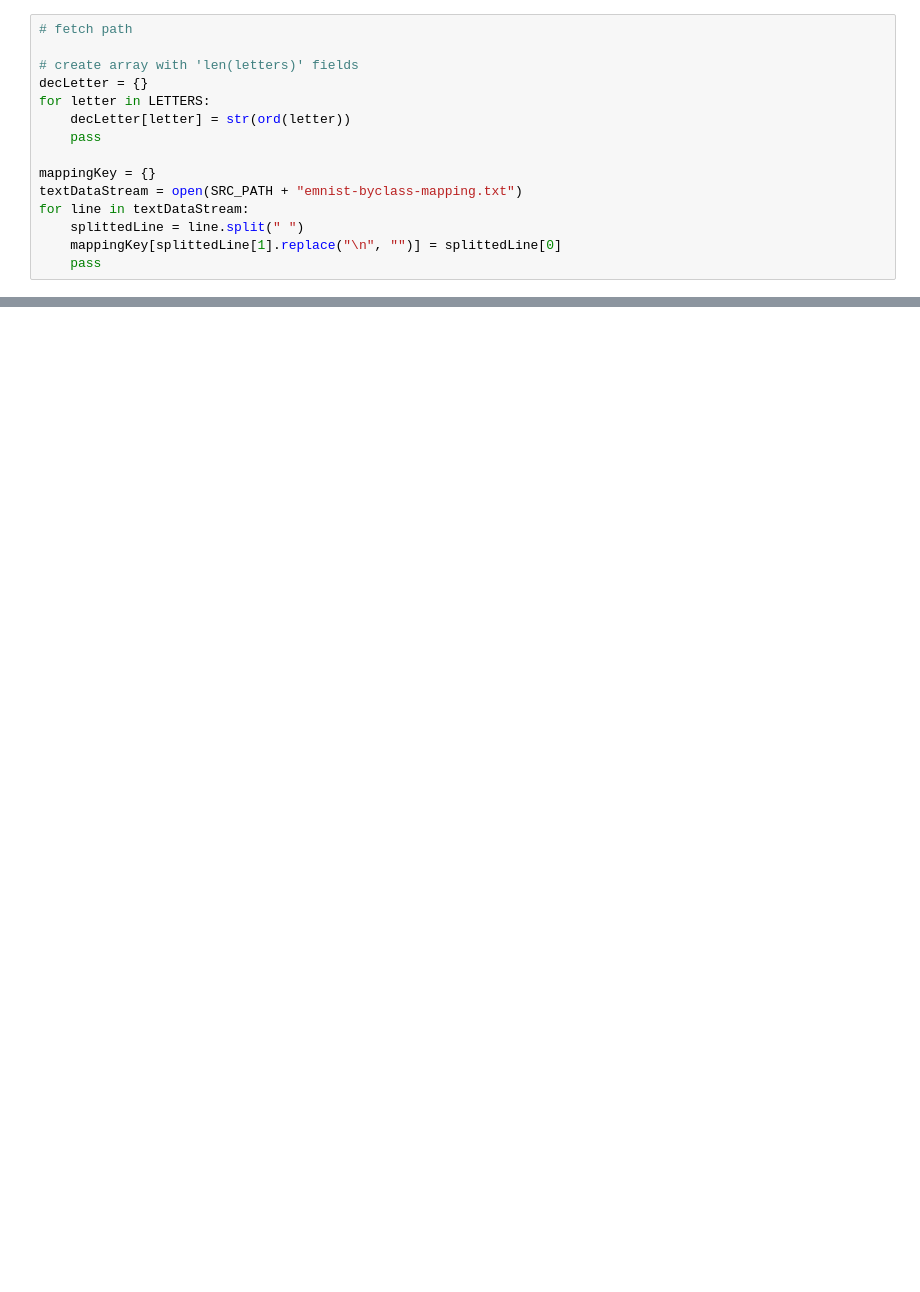
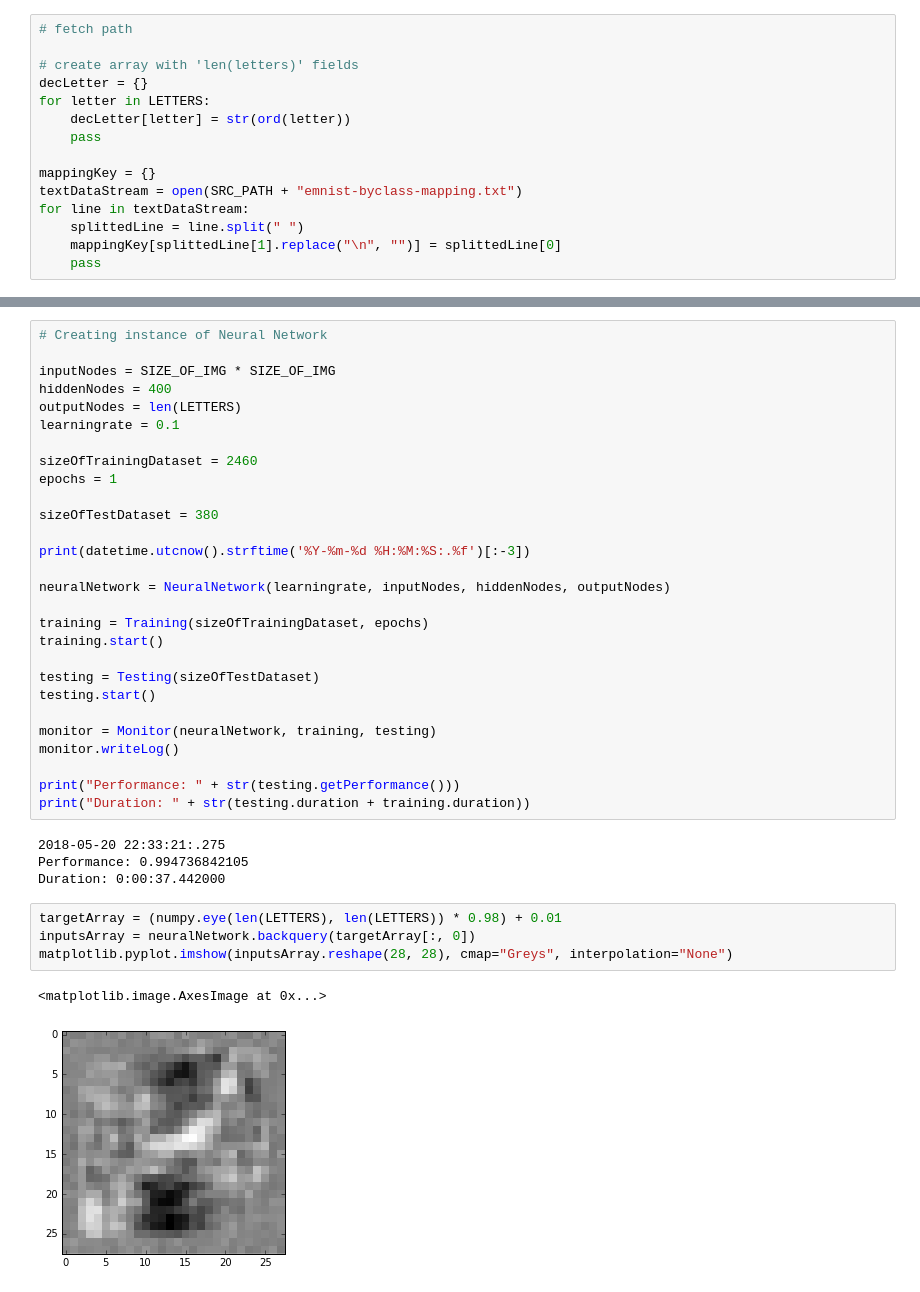
Before and after one commit to DominikKuenkele/NeuralNetwork, a Jupyter notebook: TestImage.ipynb, the cells around one changed output, grey strips where cells are left out. Drawn from its saved outputs; the diff is of its cells as text; blank space fills up the shorter version.

```diff
--- a/TestImage.ipynb
+++ b/TestImage.ipynb
@@ -203,0 +260,39 @@ print("performance = ", float(scorecard_array.sum()) / (scorecard_array.size))
+# %%
+# Creating instance of Neural Network
+
+inputNodes = SIZE_OF_IMG * SIZE_OF_IMG
+hiddenNodes = 400
+outputNodes = len(LETTERS)
+learningrate = 0.1
+
+sizeOfTrainingDataset = 2460
+epochs = 1
+
+sizeOfTestDataset = 380
+
+print(datetime.utcnow().strftime('%Y-%m-%d %H:%M:%S:.%f')[:-3])
+
+neuralNetwork = NeuralNetwork(learningrate, inputNodes, hiddenNodes, outputNodes)
+
+training = Training(sizeOfTrainingDataset, epochs)
+training.start()
+
+testing = Testing(sizeOfTestDataset)
+testing.start()
+
+monitor = Monitor(neuralNetwork, training, testing)
+monitor.writeLog()
+
+print("Performance: " + str(testing.getPerformance()))
+print("Duration: " + str(testing.duration + training.duration))
+# %% [output]
+2018-05-20 22:33:21:.275
+Performance: 0.994736842105
+Duration: 0:00:37.442000
+# %%
+targetArray = (numpy.eye(len(LETTERS), len(LETTERS)) * 0.98) + 0.01
+inputsArray = neuralNetwork.backquery(targetArray[:, 0])
+matplotlib.pyplot.imshow(inputsArray.reshape(28, 28), cmap="Greys", interpolation="None")
+# %% [output]
+<matplotlib.image.AxesImage at 0x...>
+[figure, added]
```
Also changed, not shown: parts of 13 cells of this notebook, 3 other files.
